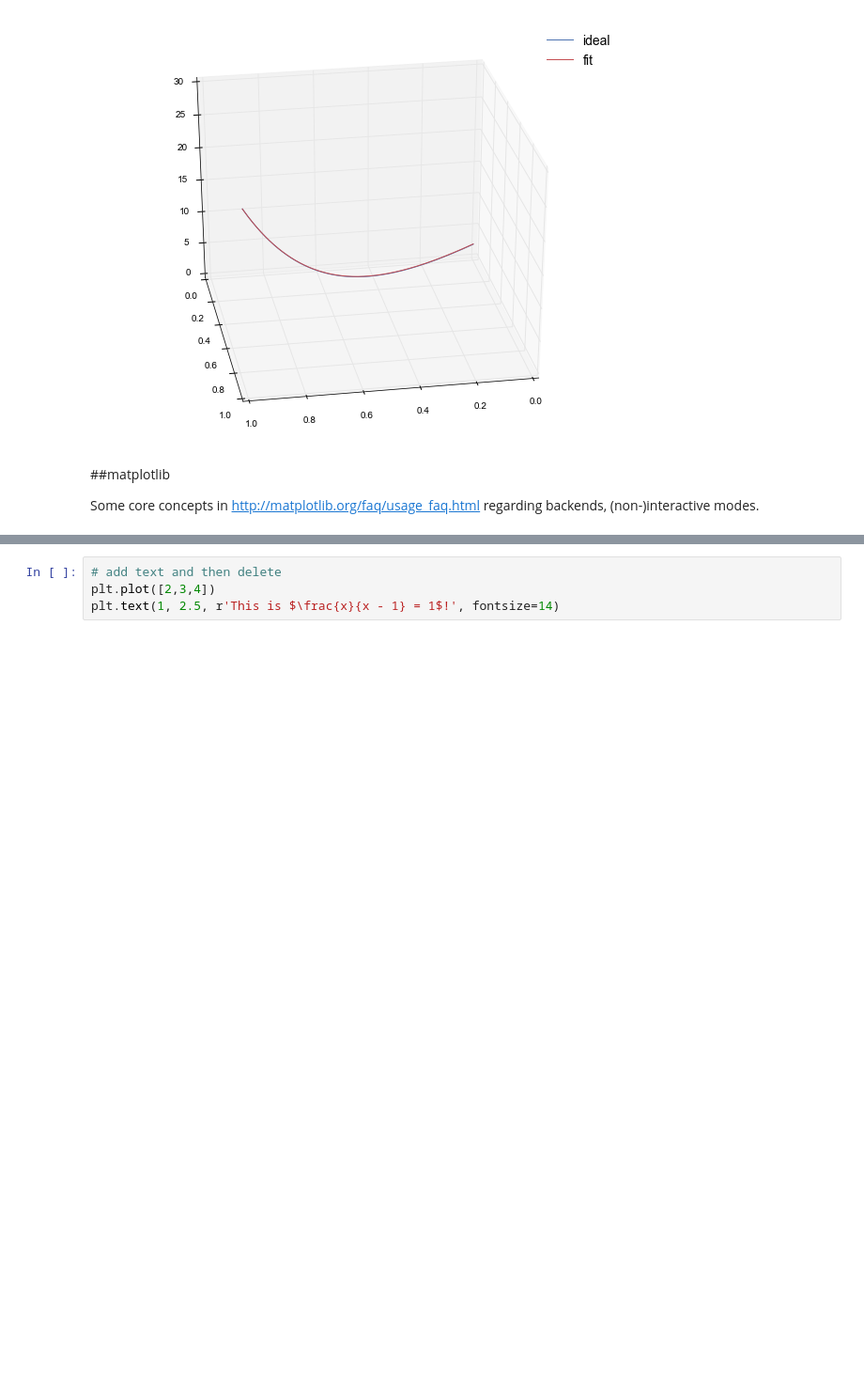
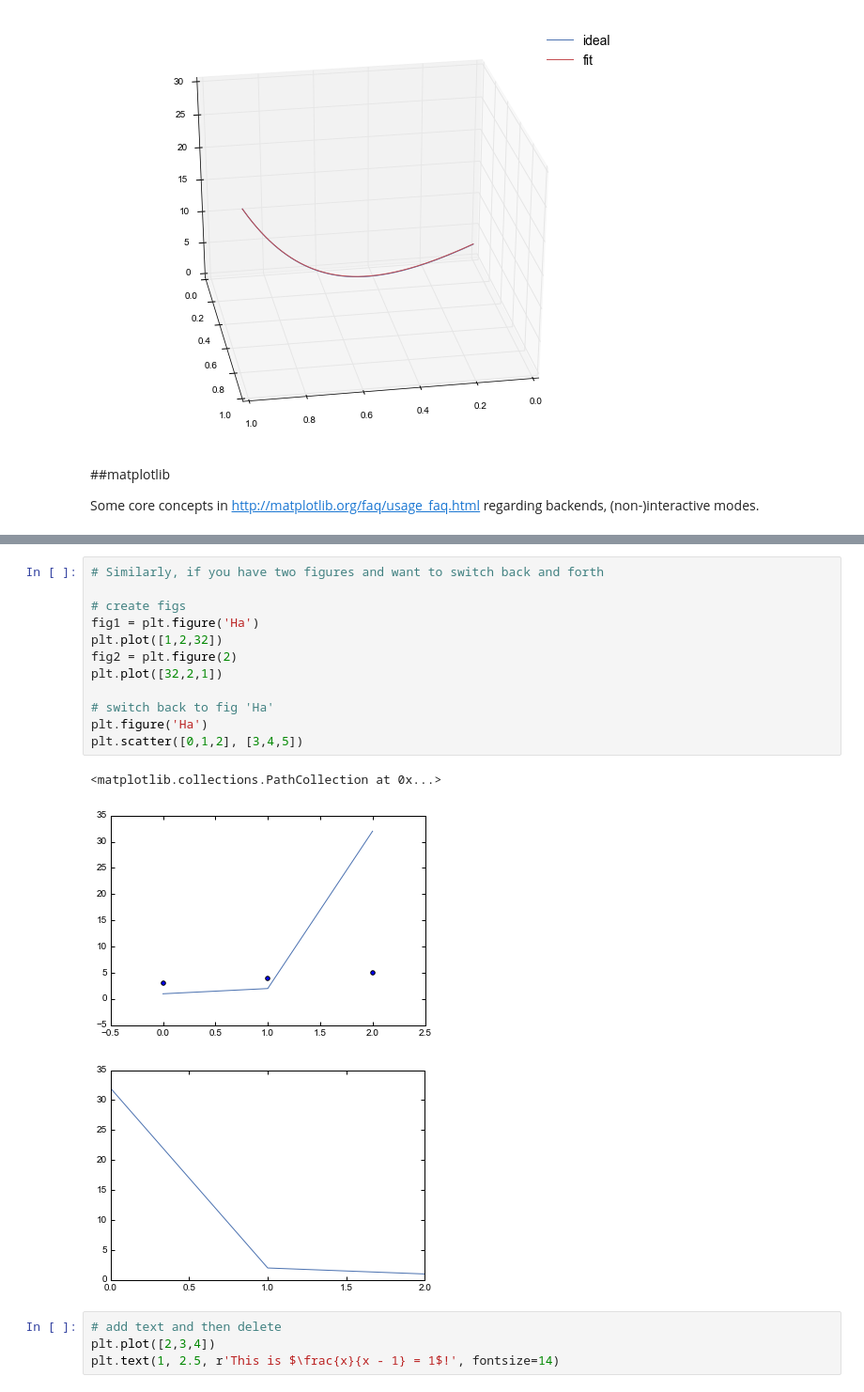
Before and after one commit to terencezl/scientific-python-walkabout, a Jupyter notebook: scientific-python-walkabout.ipynb, the cells around one changed output, grey strips where cells are left out. Shown at 94% size. Cells and saved outputs as stored; diff of their text form; blank space fills up the shorter version.

```diff
--- a/scientific-python-walkabout.ipynb
+++ b/scientific-python-walkabout.ipynb
@@ -212,3 +413,19 @@ Some core concepts in http://matplotlib.org/faq/usage_faq.html regarding backend
+# %%
+# Similarly, if you have two figures and want to switch back and forth
+
+# create figs
+fig1 = plt.figure('Ha')
+plt.plot([1,2,32])
+fig2 = plt.figure(2)
+plt.plot([32,2,1])
+
+# switch back to fig 'Ha'
+plt.figure('Ha')
+plt.scatter([0,1,2], [3,4,5])
+# %% [output]
+<matplotlib.collections.PathCollection at 0x...>
+[figure, added]
+[figure, added]
 # %%
 # add text and then delete
 plt.plot([2,3,4])
```
Also changed, not shown: parts of 20 cells of this notebook.
